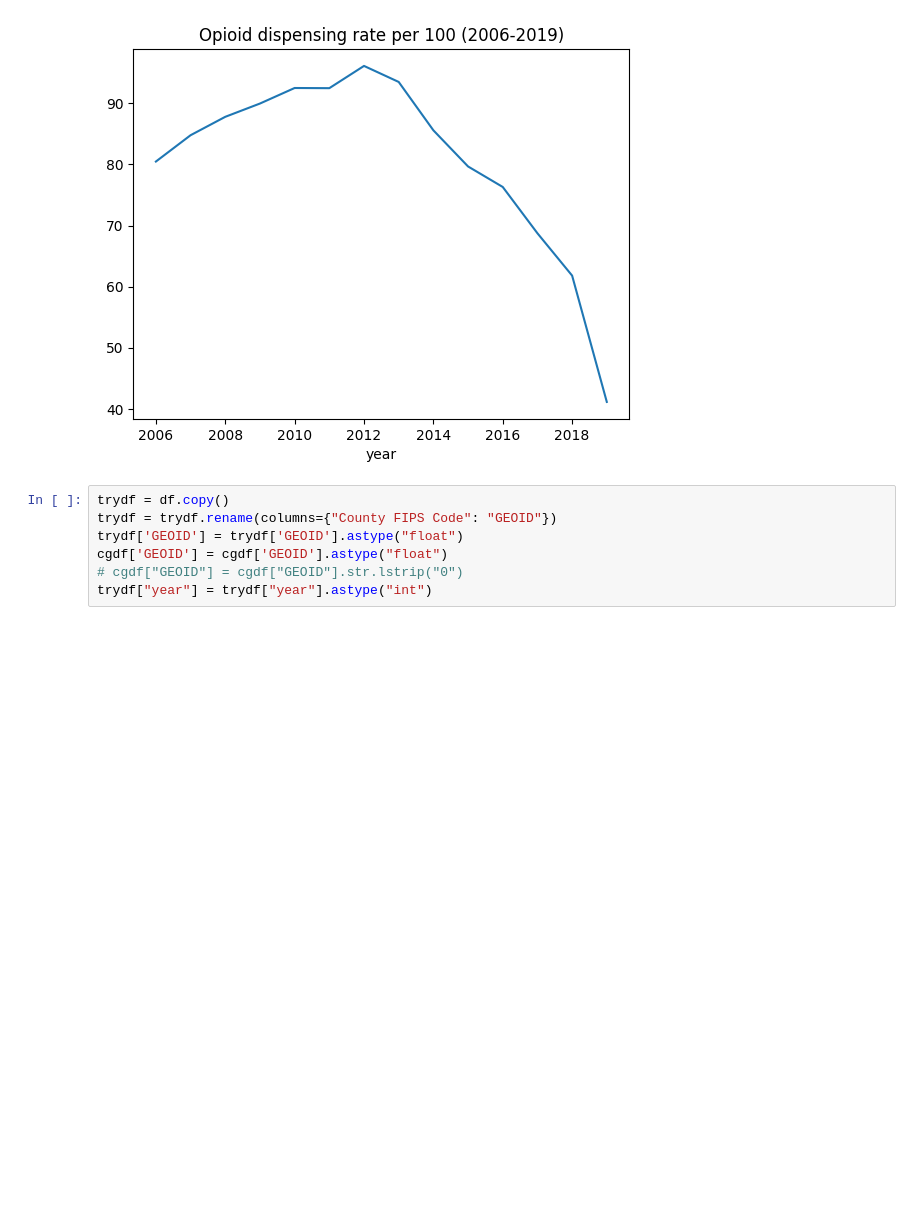
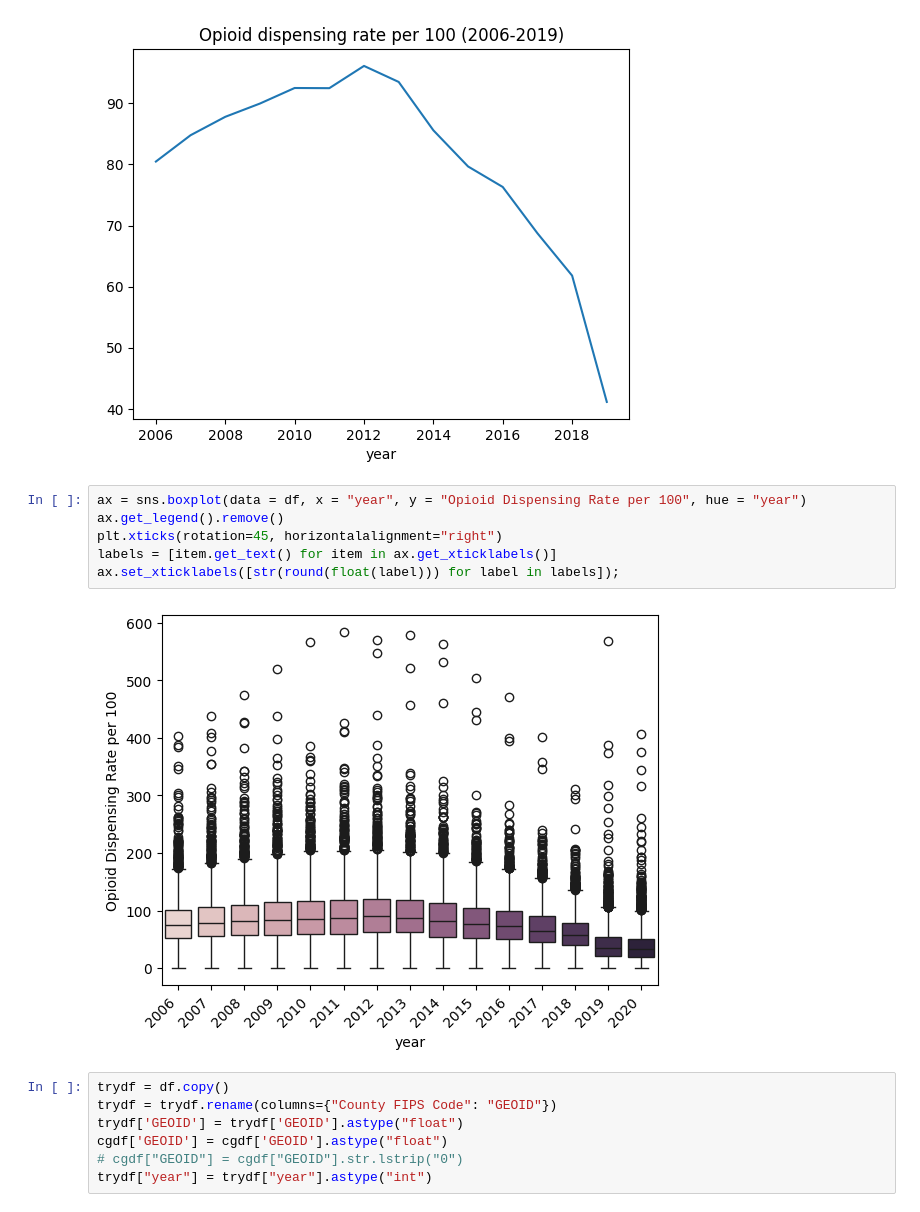
Before and after one commit to Ludougan123234/624-project, a Jupyter notebook: exp_opioid randy.ipynb, the cells around one changed output. Saved outputs shown, nothing was run; the diff lists cells and outputs as text; blank space fills up the shorter version.

```diff
--- a/exp_opioid randy.ipynb
+++ b/exp_opioid randy.ipynb
@@ -157,6 +158,14 @@ plt.title("Opioid dispensing rate per 100 (2006-2019)")
 # %% [output]
 Text(0.5, 1.0, 'Opioid dispensing rate per 100 (2006-2019)')
 [figure]
+# %%
+ax = sns.boxplot(data = df, x = "year", y = "Opioid Dispensing Rate per 100", hue = "year")
+ax.get_legend().remove()
+plt.xticks(rotation=45, horizontalalignment="right")
+labels = [item.get_text() for item in ax.get_xticklabels()]
+ax.set_xticklabels([str(round(float(label))) for label in labels]);
+# %% [output]
+[figure, added]
 # %%
 trydf = df.copy()
 trydf = trydf.rename(columns={"County FIPS Code": "GEOID"})
```
Also changed, not shown: parts of 9 cells of this notebook.
